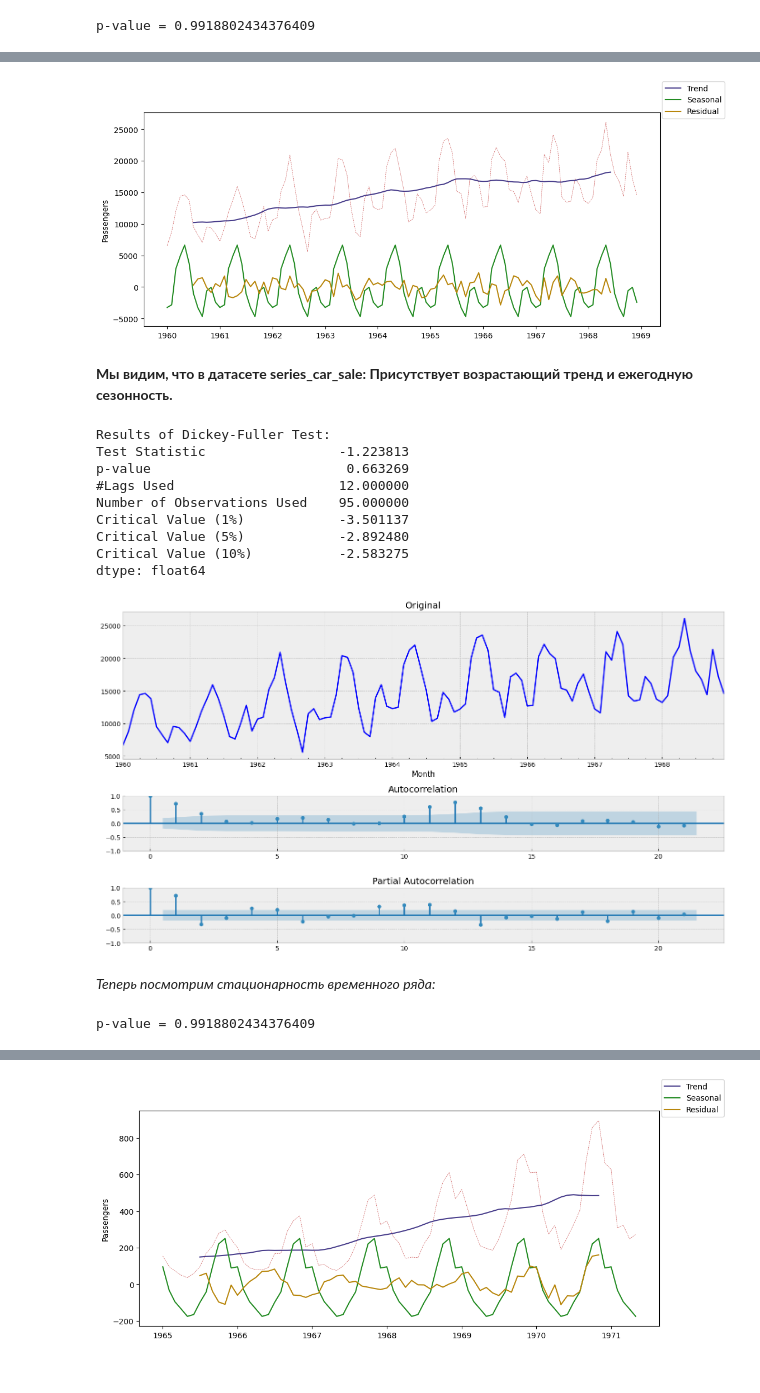
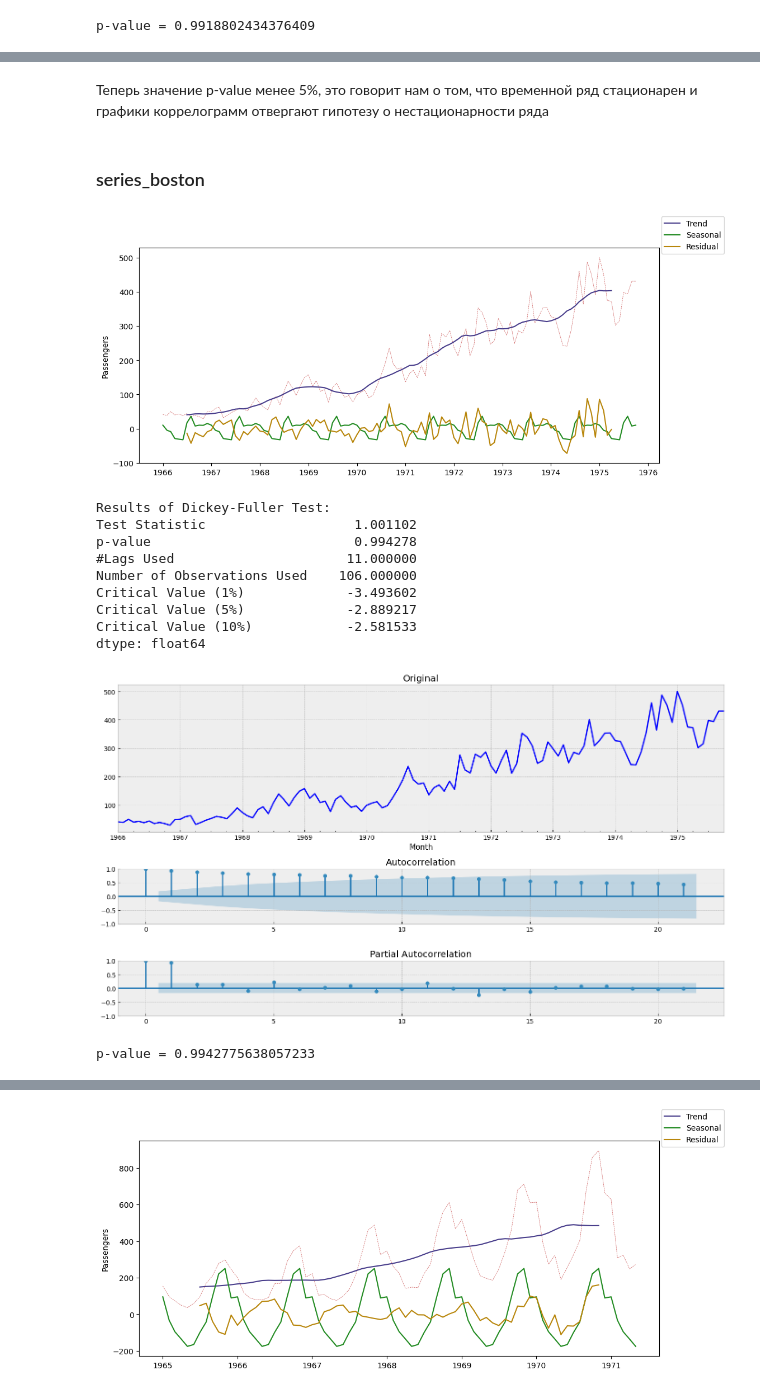
Before and after one commit to W1llAnn/NETOLOGY_Feature_Engineering_homework, a Jupyter notebook: 4.1 ДЗ.ipynb, the cells around one changed output, grey strips where cells are left out. Drawn from its saved outputs; the diff is of its cells as text; code cells hidden in the pictures.

```diff
--- a/4.1 ДЗ.ipynb
+++ b/4.1 ДЗ.ipynb
@@ -21,8 +21,11 @@ from scipy.stats import boxcox
 # %% [markdown]
 Загрузим датасеты:
 # %%
-series_airline = pd.read_csv("international-airline-passengers.csv")
-series_car_sale = pd.read_csv("monthly-car-sales-in-quebec-1960.csv")
-series_sales_company = pd.read_csv("monthly-sales-of-company-x-jan-6.csv")
+series_daily = pd.read_csv('Series/daily-total-female-births-in-cal.csv')
+series_airline = pd.read_csv("Series/international-airline-passengers.csv")
+series_monthly_air = pd.read_csv('Series/mean-monthly-air-temperature-deg.csv')
+series_boston = pd.read_csv('Series/monthly-boston-armed-robberies-j.csv')
+series_sales_company = pd.read_csv("Series/monthly-sales-of-company-x-jan-6.csv")
+series_closings = pd.read_csv("Series/weekly-closings-of-the-dowjones-.csv").iloc[:,-1]
 # %% [markdown]
 Посмотрим что мы загрузили:
@@ -112,11 +122,14 @@ series_airline.drop(labels = [144],axis = 0, inplace = True)
 # %%
 series_airline['Month'] = pd.to_datetime(series_airline['Month'], format="%Y-%m")
-series_car_sale['Month'] = pd.to_datetime(series_car_sale['Month'], format="%Y-%m")
+series_monthly_air['Month'] = pd.to_datetime(series_monthly_air['Month'], format="%Y-%m")
+series_boston['Month'] = pd.to_datetime(series_boston['Month'], format="%Y-%m")
 series_sales_company['Month'] = pd.to_datetime(series_sales_company['Month'], format="%Y-%m")
 # %% [markdown]
 *Установим индексом данных столбец с временными отсечками и убедимся, что он монотонно возрастает*
 # %%
+series_daily.set_index('Date', inplace=True)
 series_airline.set_index('Month', inplace=True)
-series_car_sale.set_index('Month', inplace=True)
+series_monthly_air.set_index('Month', inplace=True)
+series_boston.set_index('Month', inplace=True)
 series_sales_company.set_index('Month', inplace=True)
 # %%
@@ -262,9 +450,13 @@ p-value = 0.9918802434376409
+# %% [markdown]
+Теперь значение p-value менее 5%, это говорит нам о том, что временной ряд стационарен и графики коррелограмм отвергают гипотезу о нестационарности ряда
+# %% [markdown]
+### series_boston
 # %%
-decomposed = seasonal_decompose(series_car_sale['Count'])
+decomposed = seasonal_decompose(series_boston['Count'])
 
 fig, ax = plt.subplots(1, 1, figsize=[12, 5])
 
-ax.plot(series_car_sale['Count'], c='indianred', linewidth=0.5, linestyle='--')
+ax.plot(series_boston['Count'], c='indianred', linewidth=0.5, linestyle='--')
 ax.plot(decomposed.trend, c='darkslateblue', label='Trend')
 ax.plot(decomposed.seasonal, c='forestgreen', label='Seasonal')
 ax.plot(decomposed.resid, c='darkgoldenrod', label='Residual')
@@ -272,27 +464,23 @@ ax.set_ylabel('Passengers')
 
 fig.legend();
 # %% [output]
-[figure, old version]
+[figure, new version]
-# %% [markdown]
-**Мы видим, что в датасете series_car_sale: Присутствует возрастающий тренд и ежегодную сезонность.**
 # %%
-tsplot(series_car_sale['Count'])
+tsplot(series_boston['Count'])
 # %% [output]
 Results of Dickey-Fuller Test:
-Test Statistic                 -1.223813
-p-value                         0.663269
-#Lags Used                     12.000000
-Number of Observations Used    95.000000
-Critical Value (1%)            -3.501137
-Critical Value (5%)            -2.892480
-Critical Value (10%)           -2.583275
+Test Statistic                   1.001102
+p-value                          0.994278
+#Lags Used                      11.000000
+Number of Observations Used    106.000000
+Critical Value (1%)             -3.493602
+Critical Value (5%)             -2.889217
+Critical Value (10%)            -2.581533
 dtype: float64
-[figure, old version]
+[figure, new version]
-# %% [markdown]
-*Теперь посмотрим стационарность временного ряда:*
 # %%
-adf_test = adfuller(series_airline['Count'])
+adf_test = adfuller(series_boston['Count'])
  # выведем p-value
 print('p-value = ' + str(adf_test[1]))
 # %% [output]
-p-value = 0.9918802434376409
+p-value = 0.9942775638057233
```
Also changed, not shown: parts of 77 cells of this notebook.
